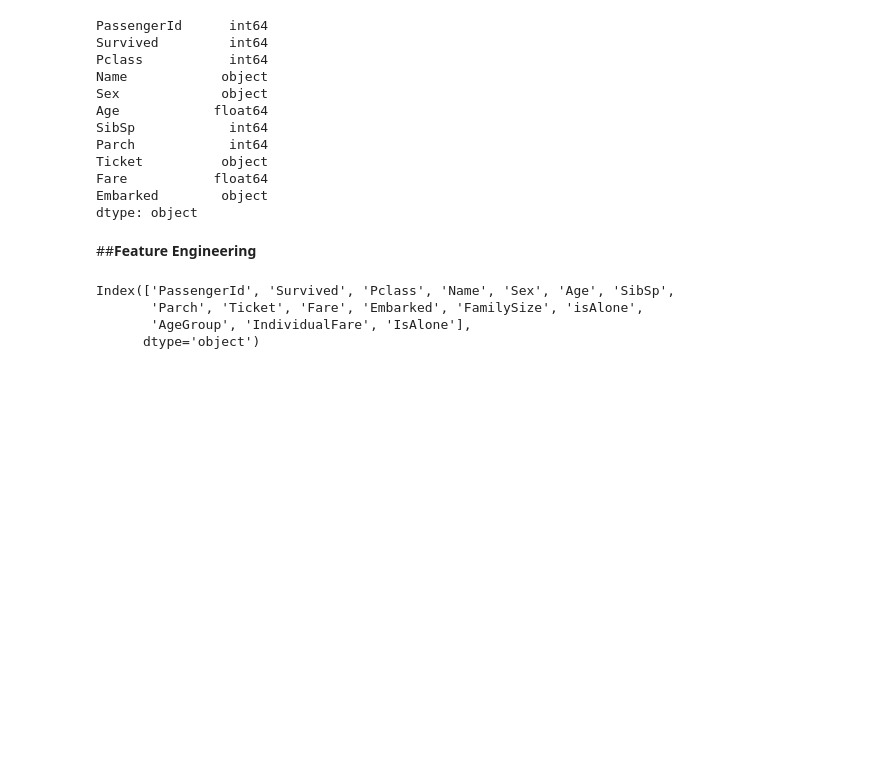
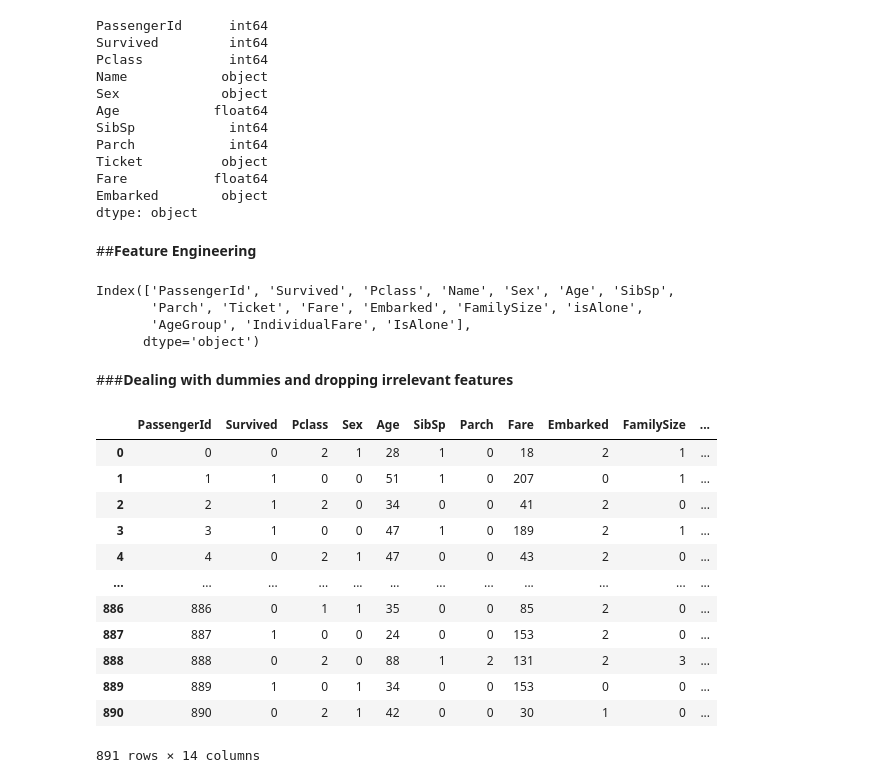
Before and after one commit to RaveEx12/InternCareer, a Jupyter notebook: Titanic_classification.ipynb, the cells around one changed output. Cells and saved outputs as stored; diff of their text form; code cells hidden in the pictures; blank space fills up the shorter version.

```diff
--- a/Titanic_classification.ipynb
+++ b/Titanic_classification.ipynb
@@ -206,3 +206,5 @@ Index(['PassengerId', 'Survived', 'Pclass', 'Name', 'Sex', 'Age', 'SibSp',
        'Parch', 'Ticket', 'Fare', 'Embarked', 'FamilySize', 'isAlone',
        'AgeGroup', 'IndividualFare', 'IsAlone'],
       dtype='object')
+# %% [markdown]
+###**Dealing with dummies and dropping irrelevant features**
@@ -208,0 +213,18 @@ Index(['PassengerId', 'Survived', 'Pclass', 'Name', 'Sex', 'Age', 'SibSp',
+# %%
+from sklearn import preprocessing
+df_encoded = train_dataset.apply(preprocessing.LabelEncoder().fit_transform)
+df_encoded
+# %% [output]
+|  | PassengerId | Survived | Pclass | Sex | Age | SibSp | Parch | Fare | Embarked | FamilySize | ... |
+| 0 | 0 | 0 | 2 | 1 | 28 | 1 | 0 | 18 | 2 | 1 | ... |
+| 1 | 1 | 1 | 0 | 0 | 51 | 1 | 0 | 207 | 0 | 1 | ... |
+| 2 | 2 | 1 | 2 | 0 | 34 | 0 | 0 | 41 | 2 | 0 | ... |
+| 3 | 3 | 1 | 0 | 0 | 47 | 1 | 0 | 189 | 2 | 1 | ... |
+| 4 | 4 | 0 | 2 | 1 | 47 | 0 | 0 | 43 | 2 | 0 | ... |
+| ... | ... | ... | ... | ... | ... | ... | ... | ... | ... | ... | ... |
+| 886 | 886 | 0 | 1 | 1 | 35 | 0 | 0 | 85 | 2 | 0 | ... |
+| 887 | 887 | 1 | 0 | 0 | 24 | 0 | 0 | 153 | 2 | 0 | ... |
+| 888 | 888 | 0 | 2 | 0 | 88 | 1 | 2 | 131 | 2 | 3 | ... |
+| 889 | 889 | 1 | 0 | 1 | 34 | 0 | 0 | 153 | 0 | 0 | ... |
+| 890 | 890 | 0 | 2 | 1 | 42 | 0 | 0 | 30 | 1 | 0 | ... |
+891 rows × 14 columns
```
Also changed, not shown: parts of 2 cells of this notebook.
